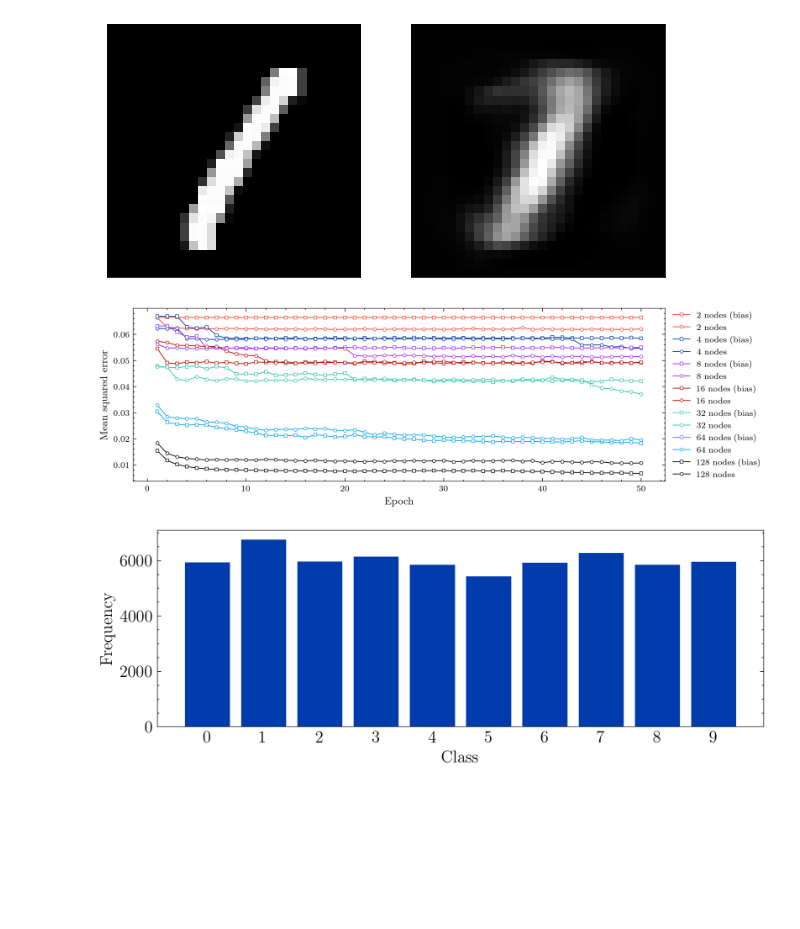
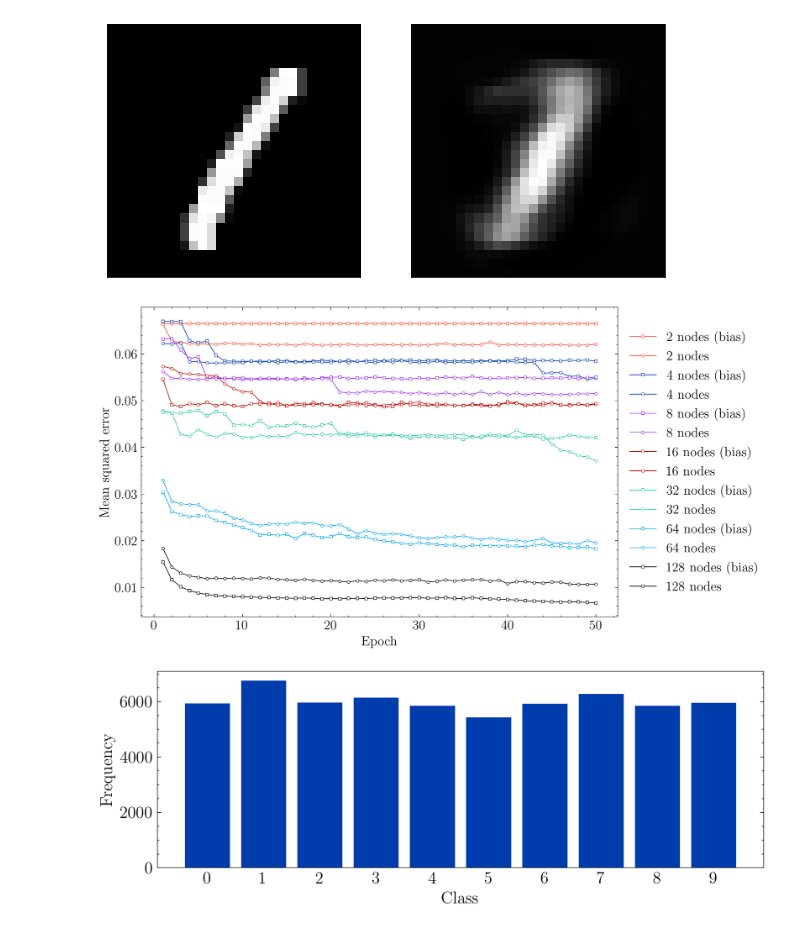
Before and after one commit to HRSAndrabi/autoencoder-compression-ratios, a Jupyter notebook: src/main.ipynb, the cells around one changed output. Cells and saved outputs as stored; diff of their text form; code cells hidden in the pictures; blank space fills up the shorter version.

```diff
--- a/src/main.ipynb
+++ b/src/main.ipynb
@@ -354,44 +354,44 @@ colors = ["#FF412C", "#003CAB", "#9F29FF", "#C20800", "#31CAA8", "#06A6EE", "#00
 markers = ["s", "o", "^", "P", "o", "X", "^", "v"]
 
 with plt.style.context("science"):
-	plt.figure(figsize=(9,3), dpi=300)
+	plt.figure(figsize=(9,6), dpi=300)
 	for hl_i, hl in enumerate([2, 4, 8, 16, 32, 64, 128]):
 		for bias_i, bias in enumerate([True, False]):
 			if bias:
 				model_name = f"hl_{hl}_bias"
 				plot_label = f"{hl} nodes (bias)"
 			else:
 				model_name = f"hl_{hl}"
 				plot_label = f"{hl} nodes"
 			model = AutoEncoder()
 			model.load(
 				path_to_spec=f"./models/{model_name}.json",
 				print_summary=False,
 			)
 			mse = model.spec["loss"]
 			plt.plot(
 				[*range(1, len(mse)+1)],
 				mse,
 				color=colors[hl_i],
 				marker=markers[bias_i],
 				markerfacecolor="#ffffff",
 				markersize=3,
 				linewidth=0.7,
 				markeredgewidth=0.5,
 				label=plot_label
 			)
 
-	plt.tick_params(labelsize=8)
-	plt.xlabel("Epoch", fontsize=10)
-	plt.ylabel("Mean squared error",fontsize=10)
-	plt.legend(loc="center left", bbox_to_anchor=(1, 0.5), ncol=1, fontsize=8)
+	plt.tick_params(labelsize=14)
+	plt.xlabel("Epoch", fontsize=14)
+	plt.ylabel("Mean squared error",fontsize=14)
+	plt.legend(loc="center left", bbox_to_anchor=(1, 0.5), ncol=1, fontsize=14)
 	plt.savefig(
 		fname=f"../manuscript/graphics/model_loss.pdf",
 		dpi=300,
 	)
 	plt.show()
 # %% [output]
-[figure, old version]
+[figure, new version]
 # %%
 data = [label.index(1) for label in [*y_train.tolist(), *y_test.tolist()]]
 
```
Also changed, not shown: 13 other files.
